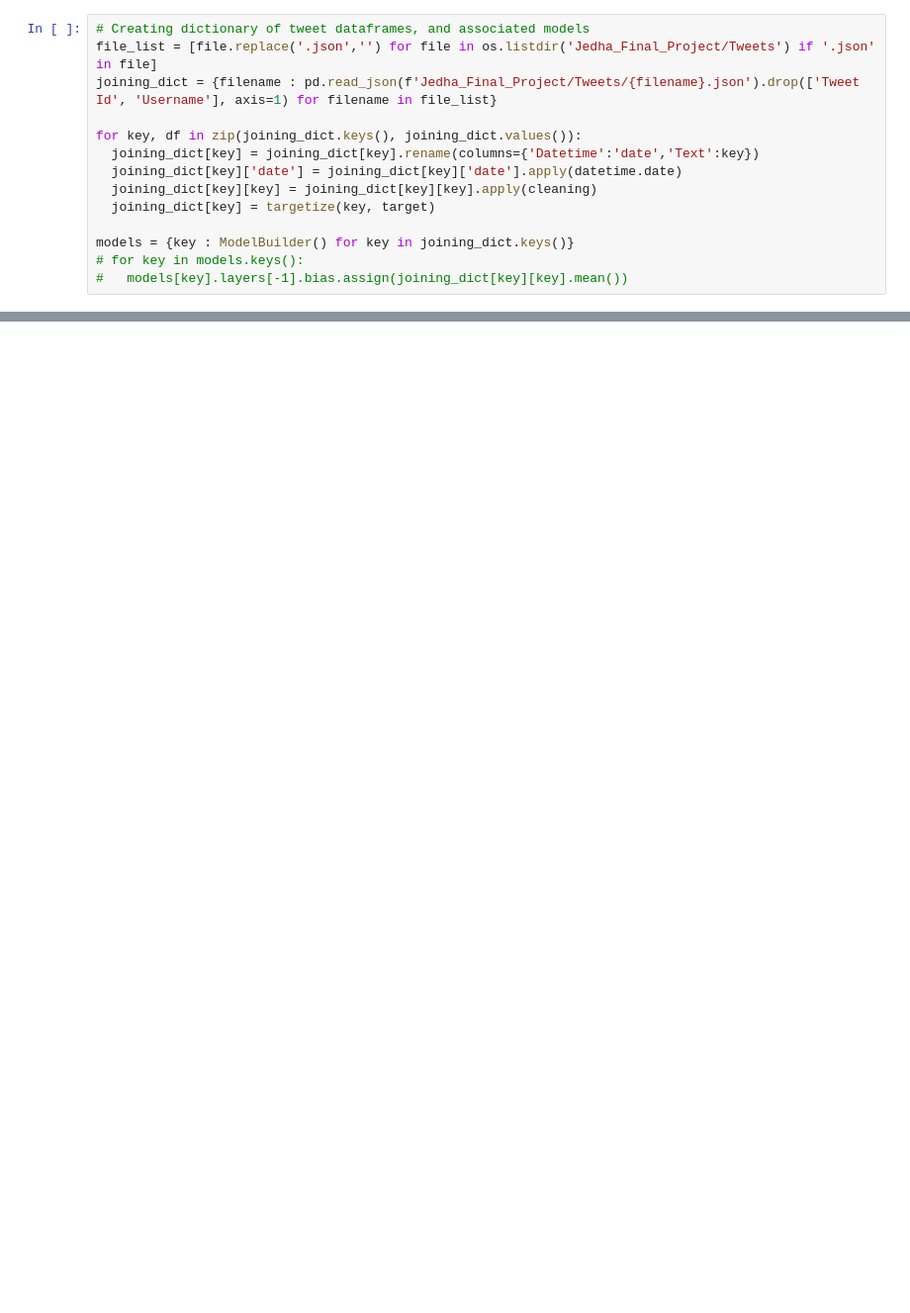
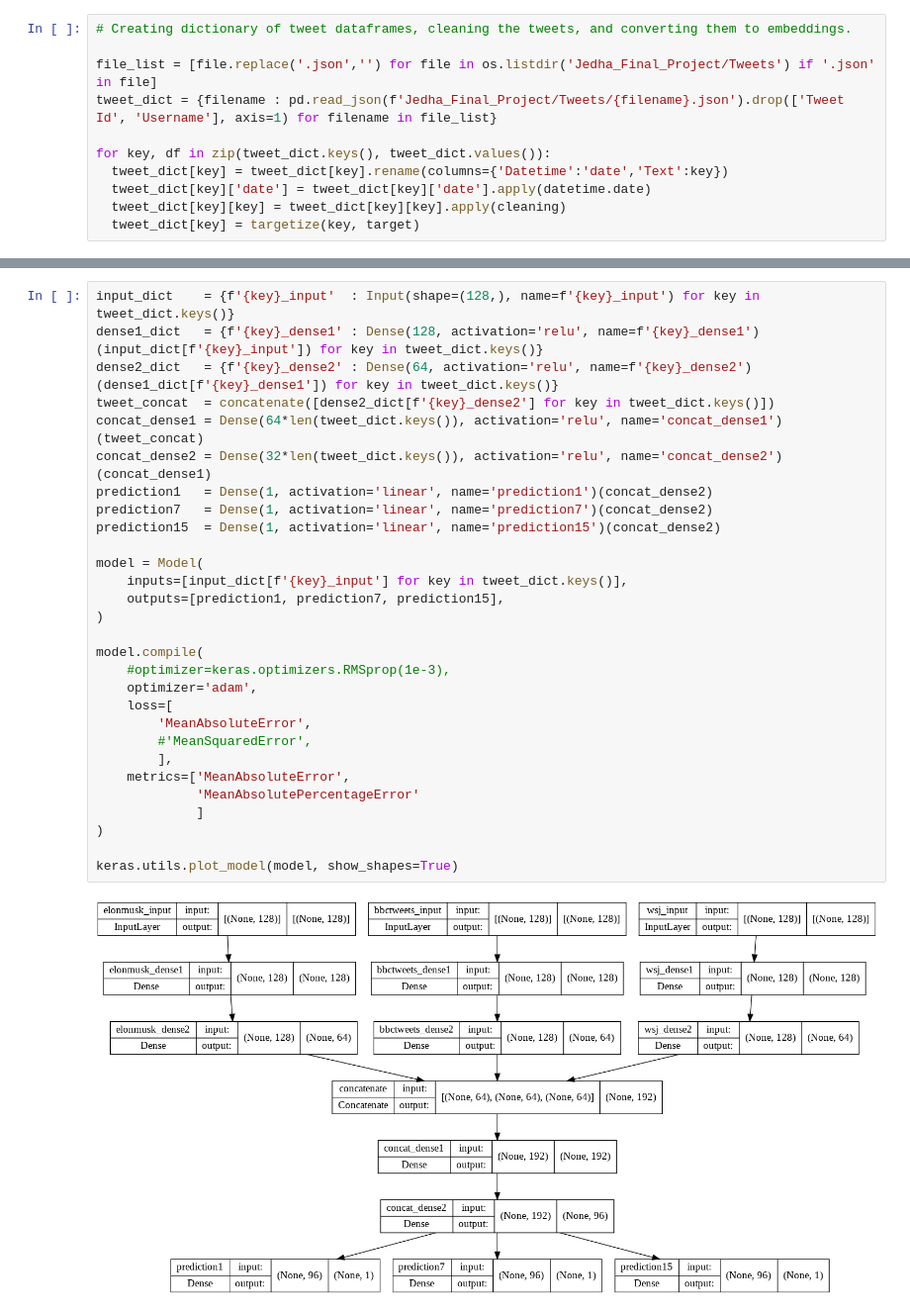
Before and after one commit to EthanBerlant/Jedha_Final_Project, a Jupyter notebook: Automated_NLPing.ipynb, the cells around one changed output, grey strips where cells are left out. Shown: that part at 99% size. Cells and saved outputs as stored; diff of their text form; blank space fills up the shorter version.

```diff
--- a/Automated_NLPing.ipynb
+++ b/Automated_NLPing.ipynb
@@ -69,14 +83,11 @@ target = target[['date', 'SPX']]
 # %%
-# Creating dictionary of tweet dataframes, and associated models
+# Creating dictionary of tweet dataframes, cleaning the tweets, and converting them to embeddings.
+
 file_list = [file.replace('.json','') for file in os.listdir('Jedha_Final_Project/Tweets') if '.json' in file]
-joining_dict = {filename : pd.read_json(f'Jedha_Final_Project/Tweets/{filename}.json').drop(['Tweet Id', 'Username'], axis=1) for filename in file_list}
+tweet_dict = {filename : pd.read_json(f'Jedha_Final_Project/Tweets/{filename}.json').drop(['Tweet Id', 'Username'], axis=1) for filename in file_list}
 
-for key, df in zip(joining_dict.keys(), joining_dict.values()):
-  joining_dict[key] = joining_dict[key].rename(columns={'Datetime':'date','Text':key})
-  joining_dict[key]['date'] = joining_dict[key]['date'].apply(datetime.date)
-  joining_dict[key][key] = joining_dict[key][key].apply(cleaning)
-  joining_dict[key] = targetize(key, target)
-
-models = {key : ModelBuilder() for key in joining_dict.keys()}
-# for key in models.keys():
-#   models[key].layers[-1].bias.assign(joining_dict[key][key].mean())
+for key, df in zip(tweet_dict.keys(), tweet_dict.values()):
+  tweet_dict[key] = tweet_dict[key].rename(columns={'Datetime':'date','Text':key})
+  tweet_dict[key]['date'] = tweet_dict[key]['date'].apply(datetime.date)
+  tweet_dict[key][key] = tweet_dict[key][key].apply(cleaning)
+  tweet_dict[key] = targetize(key, target)
@@ -211,0 +148,31 @@ min(model_BBC_15.history.history['val_loss'])
+# %%
+input_dict    = {f'{key}_input'  : Input(shape=(128,), name=f'{key}_input') for key in tweet_dict.keys()}
+dense1_dict   = {f'{key}_dense1' : Dense(128, activation='relu', name=f'{key}_dense1')(input_dict[f'{key}_input']) for key in tweet_dict.keys()}
+dense2_dict   = {f'{key}_dense2' : Dense(64, activation='relu', name=f'{key}_dense2')(dense1_dict[f'{key}_dense1']) for key in tweet_dict.keys()}
+tweet_concat  = concatenate([dense2_dict[f'{key}_dense2'] for key in tweet_dict.keys()])
+concat_dense1 = Dense(64*len(tweet_dict.keys()), activation='relu', name='concat_dense1')(tweet_concat)
+concat_dense2 = Dense(32*len(tweet_dict.keys()), activation='relu', name='concat_dense2')(concat_dense1)
+prediction1   = Dense(1, activation='linear', name='prediction1')(concat_dense2)
+prediction7   = Dense(1, activation='linear', name='prediction7')(concat_dense2)
+prediction15  = Dense(1, activation='linear', name='prediction15')(concat_dense2)
+
+model = Model(
+    inputs=[input_dict[f'{key}_input'] for key in tweet_dict.keys()],
+    outputs=[prediction1, prediction7, prediction15],
+)
+
+model.compile(
+    #optimizer=keras.optimizers.RMSprop(1e-3),
+    optimizer='adam',
+    loss=[
+        'MeanAbsoluteError',
+        #'MeanSquaredError',
+        ],
+    metrics=['MeanAbsoluteError',
+             'MeanAbsolutePercentageError'
+             ]
+)
+
+keras.utils.plot_model(model, show_shapes=True)
+# %% [output]
+[figure, added]
```
Also changed, not shown: parts of 21 cells of this notebook.
